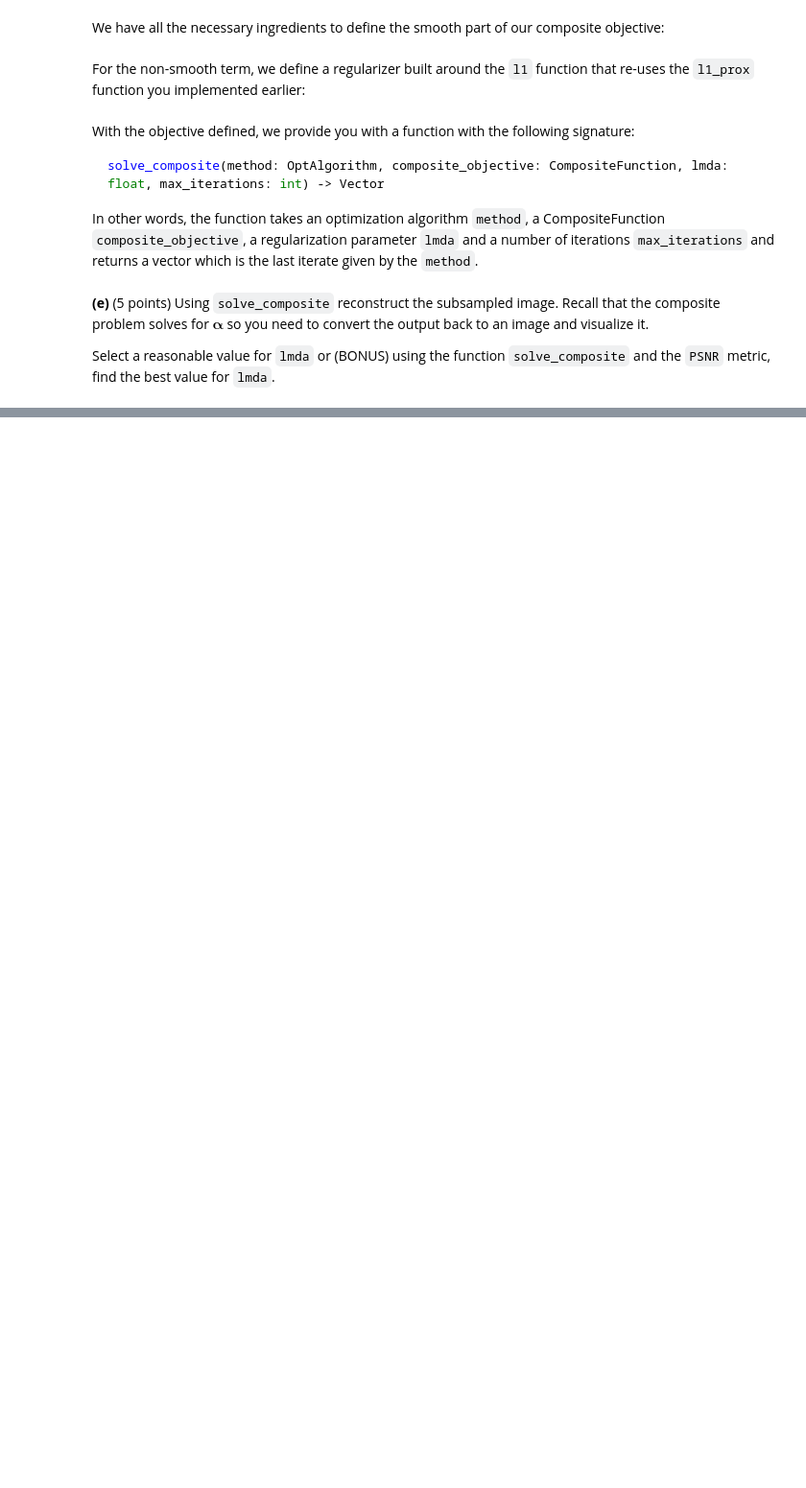
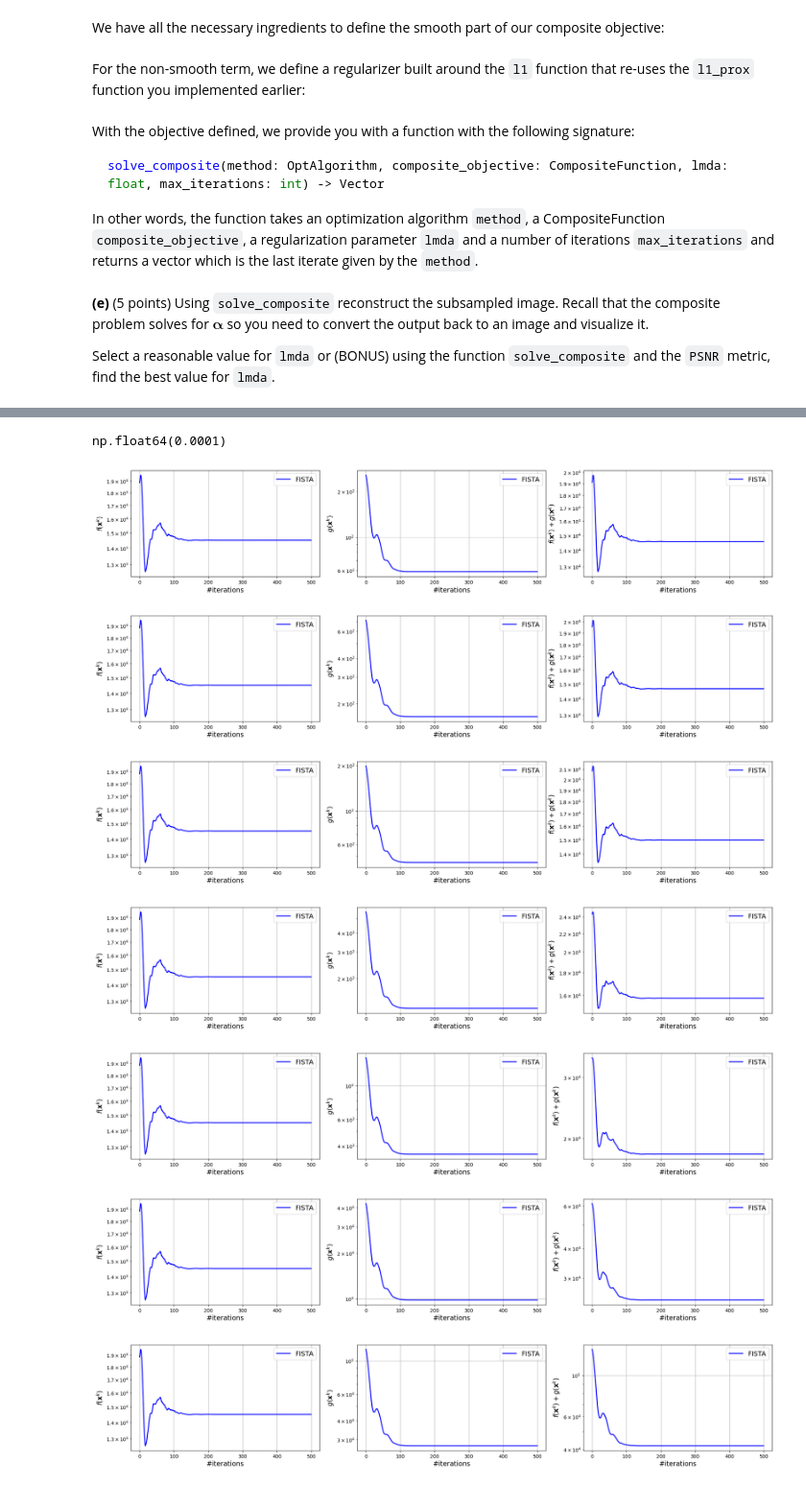
Before and after one commit to CarlOwOs/ee556-hw1, a Jupyter notebook: Part 4 - Proximal methods.ipynb, the cells around one changed output, grey strips where cells are left out. Shown at 96% size. Cells and saved outputs as stored; diff of their text form; code cells hidden in the pictures; blank space fills up the shorter version.

```diff
--- a/Part 4 - Proximal methods.ipynb
+++ b/Part 4 - Proximal methods.ipynb
@@ -232,0 +345,28 @@ show(true = image, subsampled=subsampled, estimated=image_out)
+# %%
+def psnr(image1, image2):
+    mse = np.mean((image1 - image2) ** 2)
+    if mse == 0:
+        return 100
+    PIXEL_MAX = 255.0
+    return 20 * np.log10(PIXEL_MAX / np.sqrt(mse))
+
+lambdas = np.logspace(-4, 0, 10)
+psnrs = []
+
+for l in lambdas:
+    output = solve_composite(FISTA, composite_objective, l, 500)
+    flat_image_out = W_T(output)
+    image_out = flat_image_out.reshape(image.shape)
+    psnrs.append(psnr(image, image_out))
+
+best_lambda = lambdas[np.argmax(psnrs)]
+best_lambda
+# %% [output]
+np.float64(0.0001)
+[figure, added]
+[figure, added]
+[figure, added]
+[figure, added]
+[figure, added]
+[figure, added]
+[figure, added]
```
Also changed, not shown: parts of 28 cells of this notebook, 5 other files.
